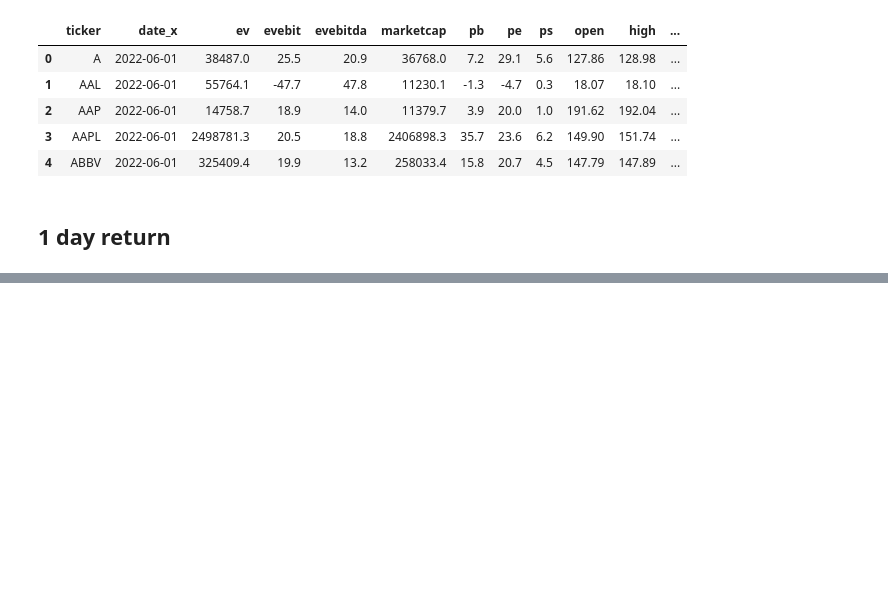
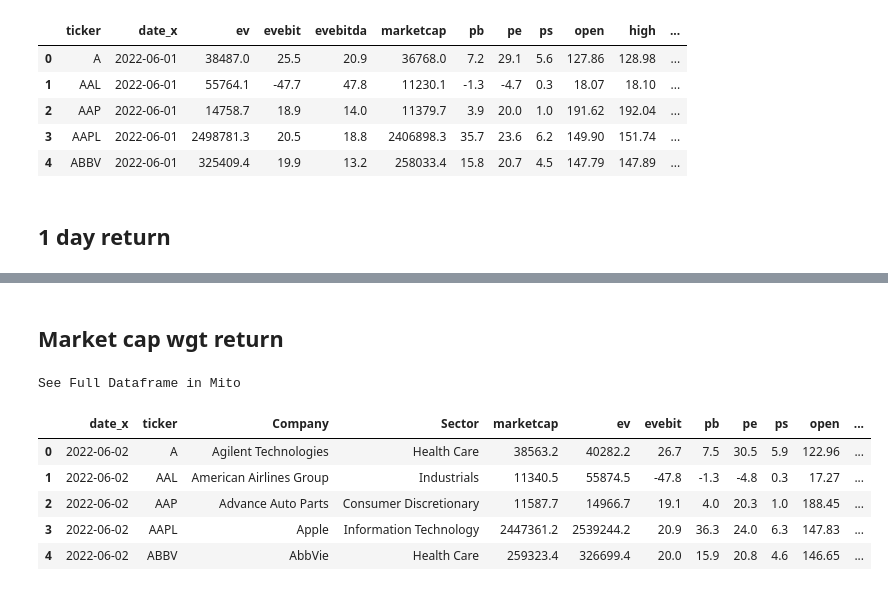
Before and after one commit to bme3412/Python, a Jupyter notebook: quandl/1_day_return.ipynb, the cells around one changed output, grey strips where cells are left out. Saved outputs shown, nothing was run; the diff lists cells and outputs as text; code cells hidden in the pictures; blank space fills up the shorter version.

```diff
--- a/quandl/1_day_return.ipynb
+++ b/quandl/1_day_return.ipynb
@@ -14,4 +14,4 @@ pd.set_option('display.min_rows', 20)
 # %%
 df_SP500 = pd.read_csv('/Users/brendan/Desktop/Python/Quandl/constituents.csv')
 # %%
-df_SP500.head()
+df_SP500.columns = ['ticker','Company','Sector']
@@ -195,0 +180,24 @@ See Full Dataframe in Mito
+# %% [markdown]
+## Market cap wgt return
+# %%
+SP500_06_01_2022_mcap = SP500_06_01_2022.merge(df_SP500,how='inner',on=['ticker'])
+SP500_06_01_2022_mcap= SP500_06_01_2022_mcap[['date_x', 'ticker','Company','Sector','marketcap','ev','evebit','pb','pe','ps',
+                       'open','high','low','close','volume','closeadj','closeunadj']]
+SP500_06_01_2022_mcap.to_csv('SP500_06_01_2022.csv')
+# %%
+SP500_06_02_2022_mcap = SP500_06_02_2022.merge(df_SP500,how='inner',on=['ticker'])
+SP500_06_02_2022_mcap= SP500_06_02_2022_mcap[['date_x', 'ticker','Company','Sector','marketcap','ev','evebit','pb','pe','ps',
+                       'open','high','low','close','volume','closeadj','closeunadj']]
+SP500_06_02_2022_mcap.to_csv('SP500_06_02_2022.csv')
+# %%
+SP500_06_02_mcap_chg = pd.concat([SP500_06_01_2022_mcap, SP500_06_02_2022_mcap])
+SP500_06_02_mcap_chg['1_day_%'] = SP500_06_02_mcap_chg.groupby(['ticker'])['marketcap'].pct_change()*100
+SP500_06_02_mcap_chg.dropna().head()
+# %% [output]
+See Full Dataframe in Mito
+|  | date_x | ticker | Company | Sector | marketcap | ev | evebit | pb | pe | ps | open | ... |
+| 0 | 2022-06-02 | A | Agilent Technologies | Health Care | 38563.2 | 40282.2 | 26.7 | 7.5 | 30.5 | 5.9 | 122.96 | ... |
+| 1 | 2022-06-02 | AAL | American Airlines Group | Industrials | 11340.5 | 55874.5 | -47.8 | -1.3 | -4.8 | 0.3 | 17.27 | ... |
+| 2 | 2022-06-02 | AAP | Advance Auto Parts | Consumer Discretionary | 11587.7 | 14966.7 | 19.1 | 4.0 | 20.3 | 1.0 | 188.45 | ... |
+| 3 | 2022-06-02 | AAPL | Apple | Information Technology | 2447361.2 | 2539244.2 | 20.9 | 36.3 | 24.0 | 6.3 | 147.83 | ... |
+| 4 | 2022-06-02 | ABBV | AbbVie | Health Care | 259323.4 | 326699.4 | 20.0 | 15.9 | 20.8 | 4.6 | 146.65 | ... |
```
Also changed, not shown: parts of 10 cells of this notebook.
